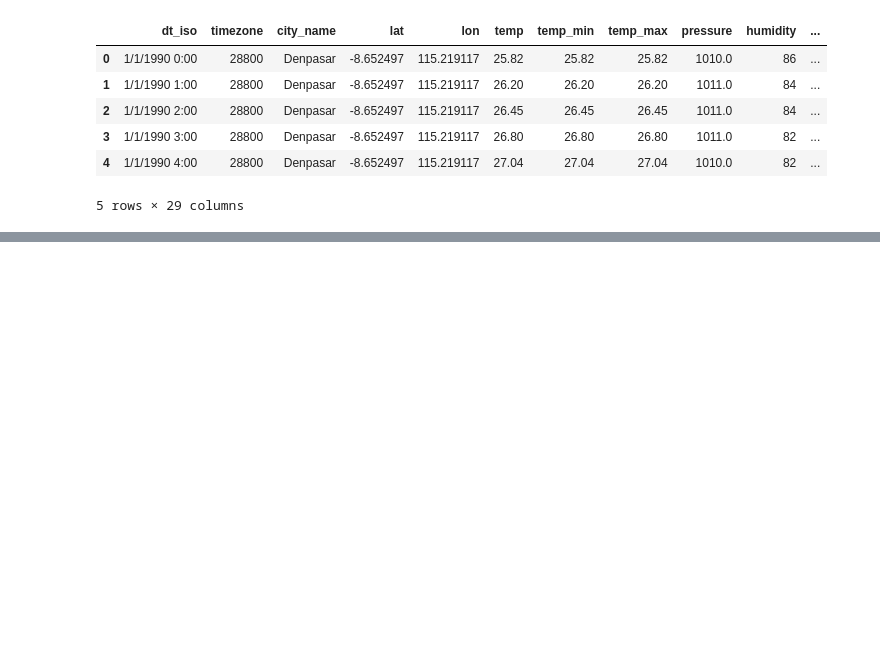
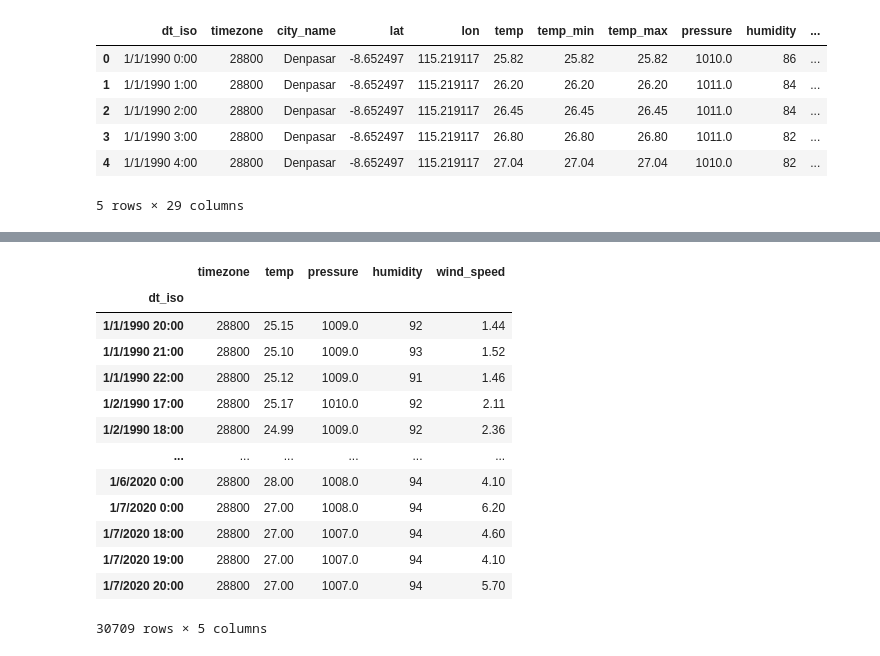
Before and after one commit to imronfilayatyds/pandai, a Jupyter notebook: trypandai.ipynb, the cells around one changed output, grey strips where cells are left out. Saved outputs shown, nothing was run; the diff lists cells and outputs as text; code cells hidden in the pictures; blank space fills up the shorter version.

```diff
--- a/trypandai.ipynb
+++ b/trypandai.ipynb
@@ -59,0 +216,18 @@ df.head()
+# %%
+#Subsetting rows then
+smaller_df.loc[smaller_df['humidity'] > 90]
+# %% [output]
+|  | timezone | temp | pressure | humidity | wind_speed |
+| dt_iso |  |  |  |  |  |
+| 1/1/1990 20:00 | 28800 | 25.15 | 1009.0 | 92 | 1.44 |
+| 1/1/1990 21:00 | 28800 | 25.10 | 1009.0 | 93 | 1.52 |
+| 1/1/1990 22:00 | 28800 | 25.12 | 1009.0 | 91 | 1.46 |
+| 1/2/1990 17:00 | 28800 | 25.17 | 1010.0 | 92 | 2.11 |
+| 1/2/1990 18:00 | 28800 | 24.99 | 1009.0 | 92 | 2.36 |
+| ... | ... | ... | ... | ... | ... |
+| 1/6/2020 0:00 | 28800 | 28.00 | 1008.0 | 94 | 4.10 |
+| 1/7/2020 0:00 | 28800 | 27.00 | 1008.0 | 94 | 6.20 |
+| 1/7/2020 18:00 | 28800 | 27.00 | 1007.0 | 94 | 4.60 |
+| 1/7/2020 19:00 | 28800 | 27.00 | 1007.0 | 94 | 4.10 |
+| 1/7/2020 20:00 | 28800 | 27.00 | 1007.0 | 94 | 5.70 |
+30709 rows × 5 columns
```
Also changed, not shown: parts of 14 cells of this notebook.
